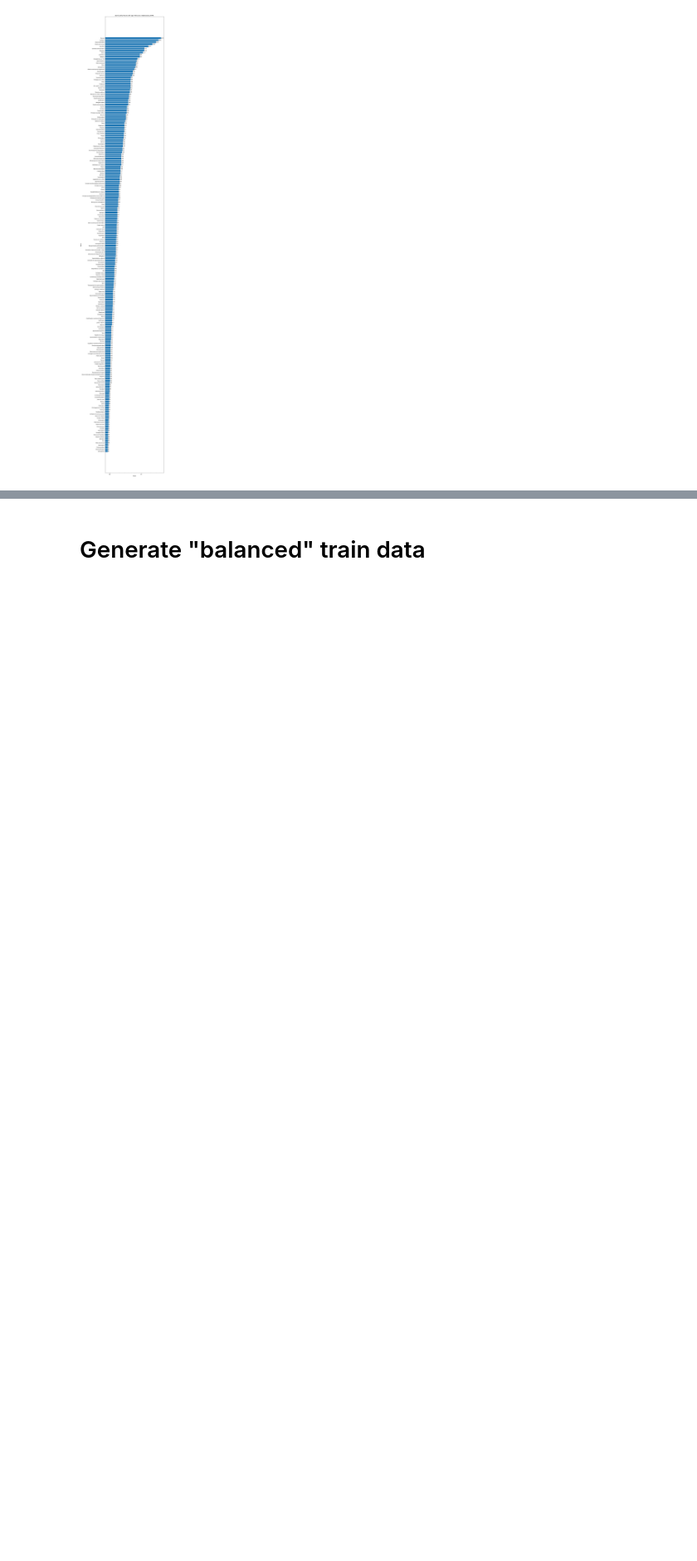
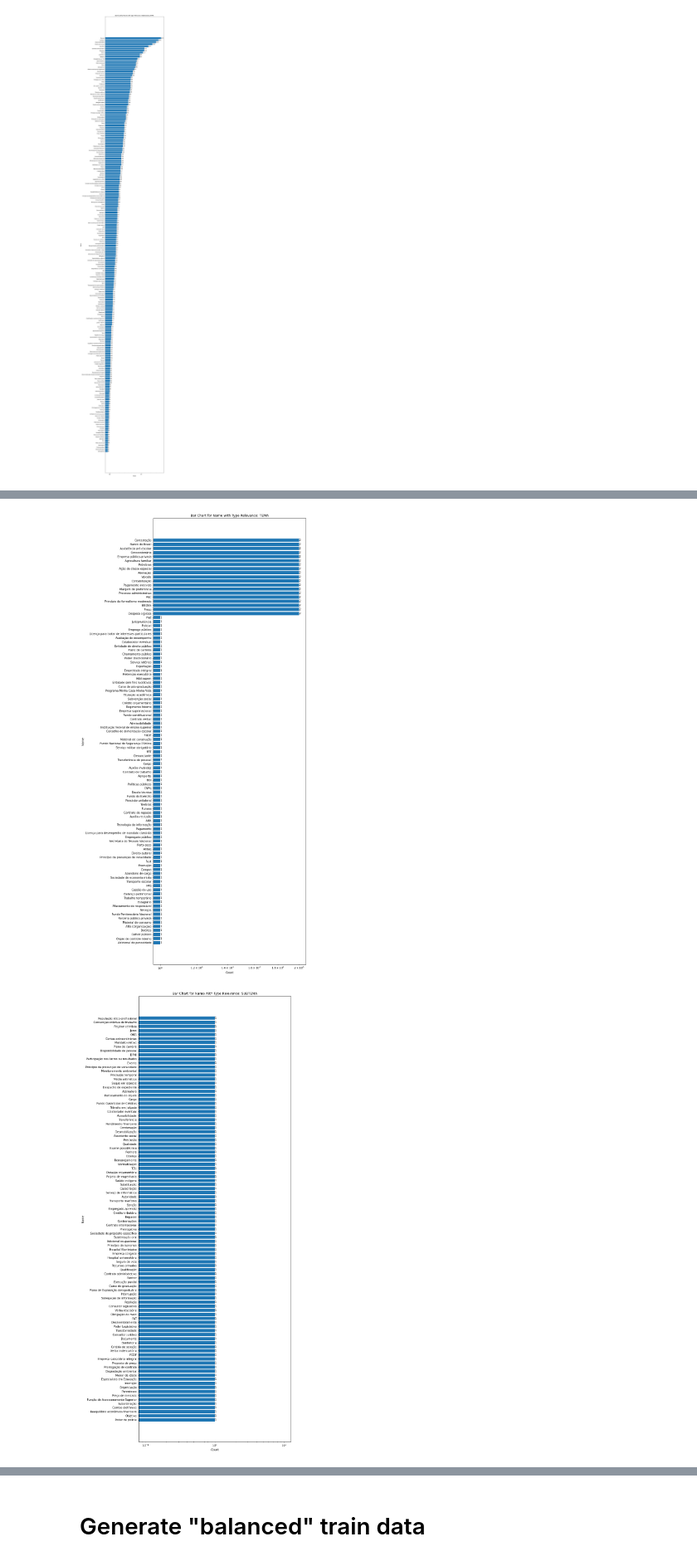
Before and after one commit to marcusborela/ind-ir, a Jupyter notebook: code/generate_train_data_juris_tcu_index.ipynb, the cells around one changed output, grey strips where cells are left out. Shown at 83% size. Saved outputs shown, nothing was run; the diff lists cells and outputs as text; code cells hidden in the pictures; blank space fills up the shorter version.

```diff
--- a/code/generate_train_data_juris_tcu_index.ipynb
+++ b/code/generate_train_data_juris_tcu_index.ipynb
@@ -903,0 +1015,46 @@ for property in list_property:
+# %%
+
+# Iterate over each property value in list_property
+for property in list_property:
+    if property == 'AREA':
+        continue
+    top_k = 100
+    plt.figure(figsize=(10, 30))  # Adjust the figure size as needed
+
+    # Filter the DataFrame for the given property value in TYPE_RELEVANCE
+    filtered_df = df[(df['TYPE_RELEVANCE'] == property) & (df['RELEVANCE'] == 1)]
+
+    # Group by "name" and count the occurrences
+    name_counts = filtered_df['NAME'].value_counts().tail(top_k)
+
+    # Sort the name_counts in descending order
+    name_counts = name_counts.sort_values(ascending=False)
+
+    # Reverse the order of values and labels
+    name_counts = name_counts.iloc[::-1]
+
+    # Create the horizontal bar chart
+
+    bars = plt.barh(np.arange(len(name_counts)), name_counts.values)
+
+    # Set the labels and title
+    plt.xlabel('Count')
+    plt.ylabel('Name')
+    plt.title(f'Bar Chart for Name with Type Relevance: {property}')
+
+    # Set the y-axis ticks and labels
+    plt.yticks(np.arange(len(name_counts)), name_counts.index)
+
+    # Set the scale of the x-axis to log base 10
+    plt.xscale('log')
+
+    # Print the number on the right side of each bar
+    for bar in bars:
+        width = bar.get_width()
+        plt.text(width, bar.get_y() + bar.get_height() / 2, str(int(width)), ha='left', va='center')
+
+    # Display the chart
+    plt.show()
+# %% [output]
+[figure, added]
+[figure, added]
```
Also changed, not shown: parts of 85 cells of this notebook, 9 other files.
